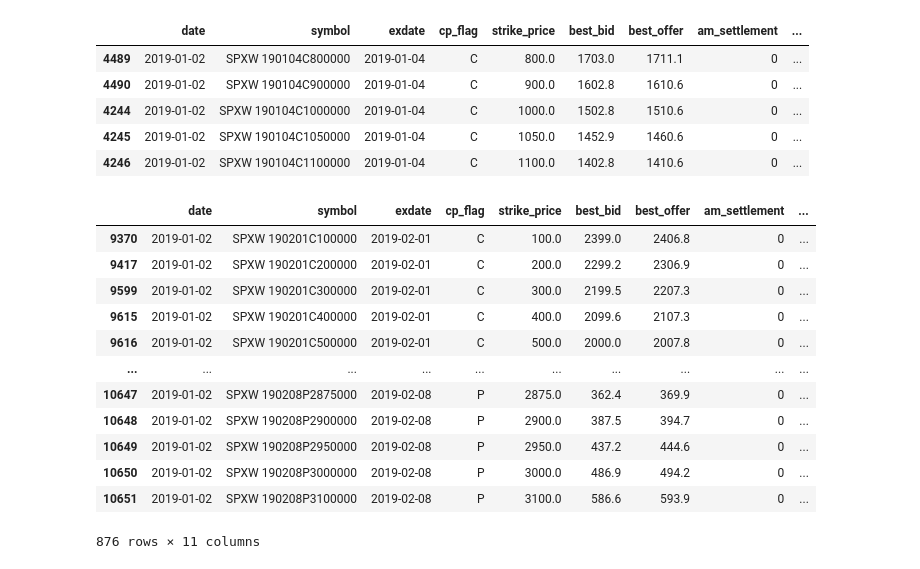
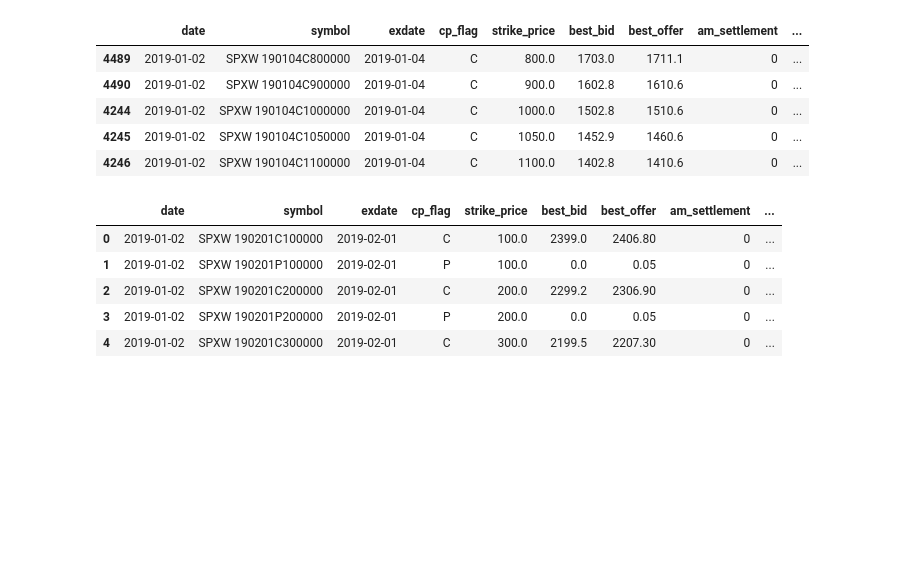
Before and after one commit to quetion/Basic-Python-Programming, a Jupyter notebook: VIX_construct.ipynb, the cells around one changed output. Drawn from its saved outputs; the diff is of its cells as text; code cells hidden in the pictures; blank space fills up the shorter version.

```diff
--- a/VIX_construct.ipynb
+++ b/VIX_construct.ipynb
@@ -103,22 +103,41 @@ for date,df in dfgrouped:
   dfs.append(dfnearnext)
 # the near-term and next-term options have been selelcted
 dfoptions3 = pd.concat(dfs)
-# %%
-dfoptions3[dfoptions['date'] == '2019-01-02']
-# %% [output]
-|  | date | symbol | exdate | cp_flag | strike_price | best_bid | best_offer | am_settlement | ... |
-| 9370 | 2019-01-02 | SPXW 190201C100000 | 2019-02-01 | C | 100.0 | 2399.0 | 2406.8 | 0 | ... |
-| 9417 | 2019-01-02 | SPXW 190201C200000 | 2019-02-01 | C | 200.0 | 2299.2 | 2306.9 | 0 | ... |
-| 9599 | 2019-01-02 | SPXW 190201C300000 | 2019-02-01 | C | 300.0 | 2199.5 | 2207.3 | 0 | ... |
-| 9615 | 2019-01-02 | SPXW 190201C400000 | 2019-02-01 | C | 400.0 | 2099.6 | 2107.3 | 0 | ... |
-| 9616 | 2019-01-02 | SPXW 190201C500000 | 2019-02-01 | C | 500.0 | 2000.0 | 2007.8 | 0 | ... |
-| ... | ... | ... | ... | ... | ... | ... | ... | ... | ... |
-| 10647 | 2019-01-02 | SPXW 190208P2875000 | 2019-02-08 | P | 2875.0 | 362.4 | 369.9 | 0 | ... |
-| 10648 | 2019-01-02 | SPXW 190208P2900000 | 2019-02-08 | P | 2900.0 | 387.5 | 394.7 | 0 | ... |
-| 10649 | 2019-01-02 | SPXW 190208P2950000 | 2019-02-08 | P | 2950.0 | 437.2 | 444.6 | 0 | ... |
-| 10650 | 2019-01-02 | SPXW 190208P3000000 | 2019-02-08 | P | 3000.0 | 486.9 | 494.2 | 0 | ... |
-| 10651 | 2019-01-02 | SPXW 190208P3100000 | 2019-02-08 | P | 3100.0 | 586.6 | 593.9 | 0 | ... |
-876 rows × 11 columns
+# %%
+# include risk-free rate being 2.5%
+dfoptions3['rf'] = 0.025
+dfoptions4 = dfoptions3.copy()
+# %%
+def ComputeAbsDiff(df):
+  if len(df.index) == 2:
+    return abs(df['mid_price'].iloc[0]-df['mid_price'].iloc[1])
+  else:
+    return np.nan
+# %%
+# Find the ATM strike
+#
+
+dfoptions4['mid_price'] = (dfoptions4['best_bid']+dfoptions4['best_offer'])/2
+dfoptions4 = dfoptions4.sort_values(['date','days','strike_price','cp_flag'])
+dfgrouped = dfoptions4.groupby(['date','days','strike_price'])
+dfmidpriceabsdiff = dfgrouped.apply(ComputeAbsDiff).to_frame('midpriceAbsDiff').reset_index()
+dfgrouped = dfmidpriceabsdiff.groupby(['date','days'])
+dfs = []
+# %%
+for date,df in dfgrouped:
+  df['ATMstrike'] = np.where(df['midpriceAbsDiff'] == min(df['midpriceAbsDiff']),1,0)
+  dfs.append(df)
+dfmidpriceabsdiff = pd.concat(dfs)
+# %%
+dfoptions5 = dfoptions4.merge(dfmidpriceabsdiff, on=['date','days','strike_price'], how='outer')
+dfoptions5.head()
+# %% [output]
+|  | date | symbol | exdate | cp_flag | strike_price | best_bid | best_offer | am_settlement | ... |
+| 0 | 2019-01-02 | SPXW 190201C100000 | 2019-02-01 | C | 100.0 | 2399.0 | 2406.80 | 0 | ... |
+| 1 | 2019-01-02 | SPXW 190201P100000 | 2019-02-01 | P | 100.0 | 0.0 | 0.05 | 0 | ... |
+| 2 | 2019-01-02 | SPXW 190201C200000 | 2019-02-01 | C | 200.0 | 2299.2 | 2306.90 | 0 | ... |
+| 3 | 2019-01-02 | SPXW 190201P200000 | 2019-02-01 | P | 200.0 | 0.0 | 0.05 | 0 | ... |
+| 4 | 2019-01-02 | SPXW 190201C300000 | 2019-02-01 | C | 300.0 | 2199.5 | 2207.30 | 0 | ... |
 # %%
 # A function applying the above method and the cubic spline method to calculate the riskfree rate
 def Riskfree(df, dfrf=dfrf):
```
